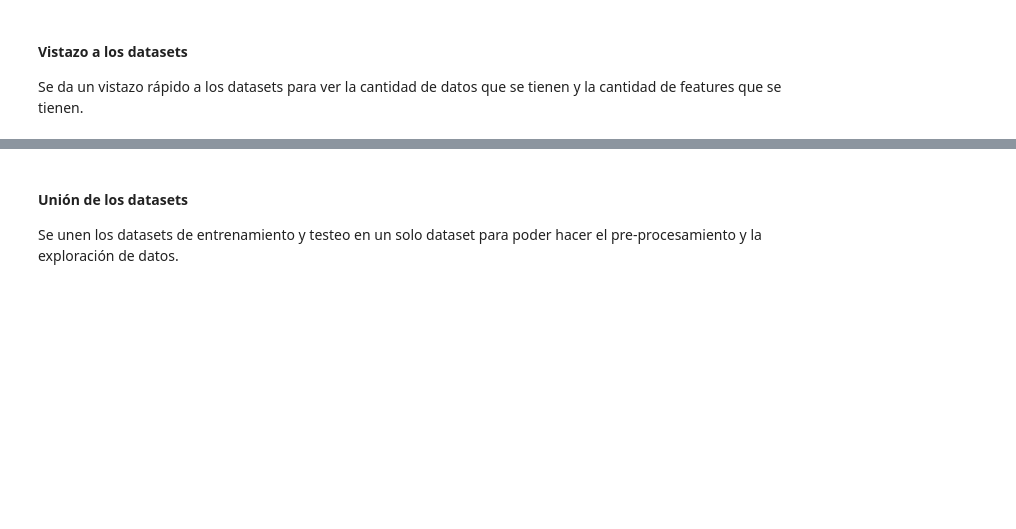
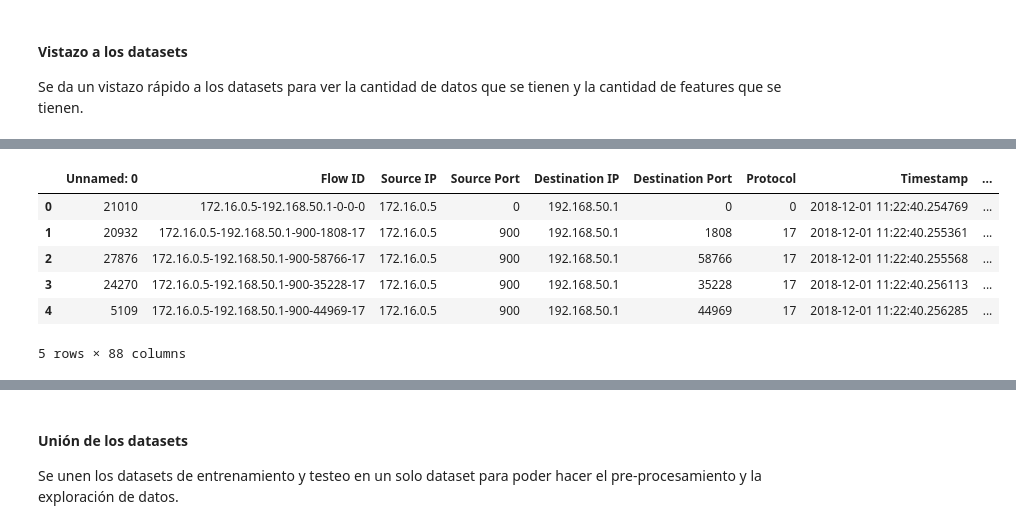
Before and after one commit to jurhs2000/SDS-proyecto, a Jupyter notebook: proyecto.ipynb, the cells around one changed output, grey strips where cells are left out. Cells and saved outputs as stored; diff of their text form; code cells hidden in the pictures; blank space fills up the shorter version.

```diff
--- a/proyecto.ipynb
+++ b/proyecto.ipynb
@@ -27,27 +36,25 @@ El dataset completo es DDoS Evaluation Dataset (CIC-DDoS2019) de la University o
 # %%
-import pandas as pd
-
 # train day
-DrDoS_DNS = pd.read_csv('data/CSV-01-12/01-12/DrDoS_DNS.csv')
-DrDoS_LDAP = pd.read_csv('data/CSV-01-12/01-12/DrDoS_LDAP.csv')
-DrDoS_MSSQL = pd.read_csv('data/CSV-01-12/01-12/DrDoS_MSSQL.csv')
-DrDoS_NetBIOS = pd.read_csv('data/CSV-01-12/01-12/DrDoS_NetBIOS.csv')
-DrDoS_NTP = pd.read_csv('data/CSV-01-12/01-12/DrDoS_NTP.csv')
-DrDoS_SNMP = pd.read_csv('data/CSV-01-12/01-12/DrDoS_SNMP.csv')
-DrDoS_SSDP = pd.read_csv('data/CSV-01-12/01-12/DrDoS_SSDP.csv')
-DrDoS_UDP = pd.read_csv('data/CSV-01-12/01-12/DrDoS_UDP.csv')
-Syn = pd.read_csv('data/CSV-01-12/01-12/Syn.csv')
-TFTPdf = pd.read_csv('data/CSV-01-12/01-12/TFTP.csv')
-UDPLag = pd.read_csv('data/CSV-01-12/01-12/UDPLag.csv')
+DrDoS_DNS = pd.read_csv('datasets/DrDoS_DNS.csv')
+DrDoS_LDAP = pd.read_csv('datasets/DrDoS_LDAP.csv')
+DrDoS_MSSQL = pd.read_csv('datasets/DrDoS_MSSQL.csv')
+DrDoS_NetBIOS = pd.read_csv('datasets/DrDoS_NetBIOS.csv')
+DrDoS_NTP = pd.read_csv('datasets/DrDoS_NTP.csv')
+DrDoS_SNMP = pd.read_csv('datasets/DrDoS_SNMP.csv')
+DrDoS_SSDP = pd.read_csv('datasets/DrDoS_SSDP.csv')
+DrDoS_UDP = pd.read_csv('datasets/DrDoS_UDP.csv')
+Syn = pd.read_csv('datasets/Syn1.csv')
+TFTPdf = pd.read_csv('datasets/TFTP.csv')
+UDPLag = pd.read_csv('datasets/UDPLag1.csv')
 
 # test day
-LDAPdf = pd.read_csv('data/CSV-01-12/01-12/LDAP.csv')
-MSSQLdf = pd.read_csv('data/CSV-01-12/01-12/MSSQL.csv')
-NetBIOS = pd.read_csv('data/CSV-01-12/01-12/NetBIOS.csv')
-Portmap = pd.read_csv('data/CSV-01-12/01-12/Portmap.csv')
-Syn_2 = pd.read_csv('data/CSV-01-12/01-12/Syn.csv')
-UDPdf = pd.read_csv('data/CSV-01-12/01-12/UDP.csv')
-UDPLag_2 = pd.read_csv('data/CSV-01-12/01-12/UDPLag.csv')
+LDAPdf = pd.read_csv('datasets/LDAP.csv')
+MSSQLdf = pd.read_csv('datasets/MSSQL.csv')
+NetBIOS = pd.read_csv('datasets/NetBIOS.csv')
+Portmap = pd.read_csv('datasets/Portmap.csv')
+Syn_2 = pd.read_csv('datasets/Syn.csv')
+UDPdf = pd.read_csv('datasets/UDP.csv')
+UDPLag_2 = pd.read_csv('datasets/UDPLag.csv')
 # %% [markdown]
 #### Vistazo a los datasets
 
@@ -58,0 +74,10 @@ DrDoS_DNS.head()
+# %%
+DrDoS_LDAP.head()
+# %% [output]
+|  | Unnamed: 0 | Flow ID | Source IP | Source Port | Destination IP | Destination Port | Protocol | Timestamp | ... |
+| 0 | 21010 | 172.16.0.5-192.168.50.1-0-0-0 | 172.16.0.5 | 0 | 192.168.50.1 | 0 | 0 | 2018-12-01 11:22:40.254769 | ... |
+| 1 | 20932 | 172.16.0.5-192.168.50.1-900-1808-17 | 172.16.0.5 | 900 | 192.168.50.1 | 1808 | 17 | 2018-12-01 11:22:40.255361 | ... |
+| 2 | 27876 | 172.16.0.5-192.168.50.1-900-58766-17 | 172.16.0.5 | 900 | 192.168.50.1 | 58766 | 17 | 2018-12-01 11:22:40.255568 | ... |
+| 3 | 24270 | 172.16.0.5-192.168.50.1-900-35228-17 | 172.16.0.5 | 900 | 192.168.50.1 | 35228 | 17 | 2018-12-01 11:22:40.256113 | ... |
+| 4 | 5109 | 172.16.0.5-192.168.50.1-900-44969-17 | 172.16.0.5 | 900 | 192.168.50.1 | 44969 | 17 | 2018-12-01 11:22:40.256285 | ... |
+5 rows × 88 columns
```
Also changed, not shown: parts of 36 cells of this notebook.
